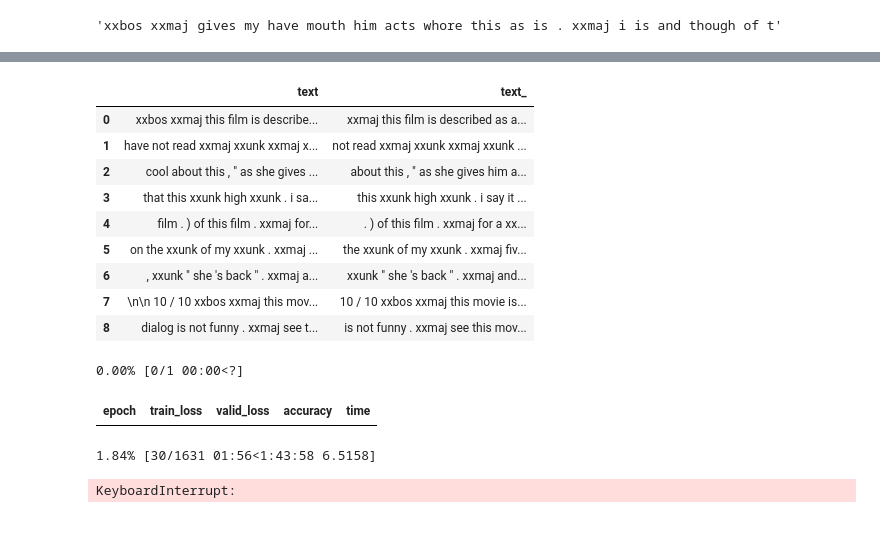
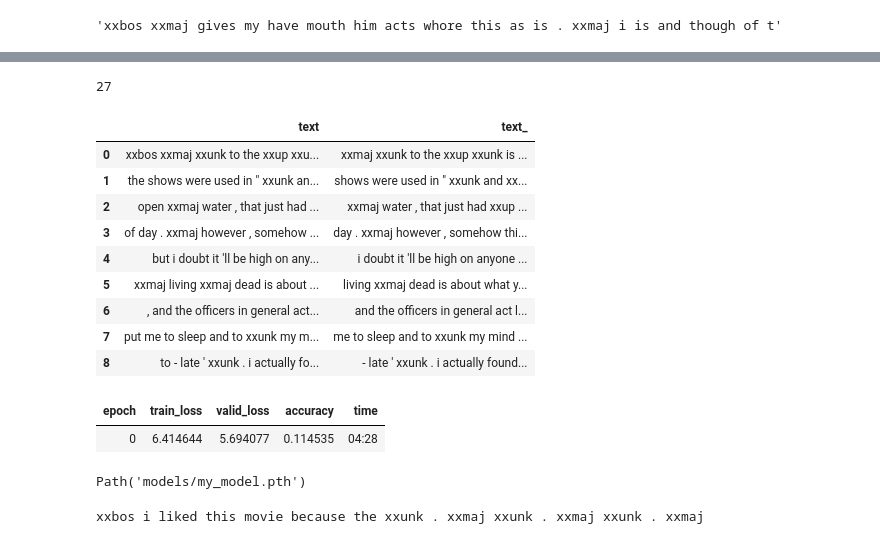
Before and after one commit to chTeut/gnn_project, a Jupyter notebook: FastAI/fastai_custom_tokenizer.ipynb, the cells around one changed output, grey strips where cells are left out. Drawn from its saved outputs; the diff is of its cells as text; code cells hidden in the pictures.

Commit message:
text generation

```diff
--- a/FastAI/fastai_custom_tokenizer.ipynb
+++ b/FastAI/fastai_custom_tokenizer.ipynb
@@ -233,7 +237,8 @@ nums = toks.map(num)
 # %%
-
 tfms = [[tok, num]]
-files = get_text_files(path, folders = ['train', 'test'])
-splits = GrandparentSplitter(valid_name='test')(files)
+files = get_text_files(path, folders = ['train', 'test'])[:1000]
+cut = int(len(files)*0.8)
+splits = [list(range(cut)), list(range(cut,len(files)))]
+#splits = GrandparentSplitter(valid_name='test')(files)
 dsets = Datasets(files, tfms, splits=splits)
-dls = dsets.dataloaders(dl_type=LMDataLoader, before_batch=pad_input)
+dls = dsets.dataloaders(dl_type=LMDataLoader)
@@ -240,22 +270,30 @@ dls = dsets.dataloaders(dl_type=LMDataLoader, before_batch=pad_input)
+# %%
+len(dls[1])
+# %% [output]
+27
 # %%
 dls.show_batch()
 # %% [output]
 |  | text | text_ |
-| 0 | xxbos xxmaj this film is describe... | xxmaj this film is described as a... |
-| 1 | have not read xxmaj xxunk xxmaj x... | not read xxmaj xxunk xxmaj xxunk ... |
-| 2 | cool about this , " as she gives ... | about this , " as she gives him a... |
-| 3 | that this xxunk high xxunk . i sa... | this xxunk high xxunk . i say it ... |
-| 4 | film . ) of this film . xxmaj for... | . ) of this film . xxmaj for a xx... |
-| 5 | on the xxunk of my xxunk . xxmaj ... | the xxunk of my xxunk . xxmaj fiv... |
-| 6 | , xxunk " she 's back " . xxmaj a... | xxunk " she 's back " . xxmaj and... |
-| 7 | \n\n 10 / 10 xxbos xxmaj this mov... | 10 / 10 xxbos xxmaj this movie is... |
-| 8 | dialog is not funny . xxmaj see t... | is not funny . xxmaj see this mov... |
+| 0 | xxbos xxmaj xxunk to the xxup xxu... | xxmaj xxunk to the xxup xxunk is ... |
+| 1 | the shows were used in " xxunk an... | shows were used in " xxunk and xx... |
+| 2 | open xxmaj water , that just had ... | xxmaj water , that just had xxup ... |
+| 3 | of day . xxmaj however , somehow ... | day . xxmaj however , somehow thi... |
+| 4 | but i doubt it 'll be high on any... | i doubt it 'll be high on anyone ... |
+| 5 | xxmaj living xxmaj dead is about ... | living xxmaj dead is about what y... |
+| 6 | , and the officers in general act... | and the officers in general act l... |
+| 7 | put me to sleep and to xxunk my m... | me to sleep and to xxunk my mind ... |
+| 8 | to - late ' xxunk . i actually fo... | - late ' xxunk . i actually found... |
 # %%
 def scaled_dot_product_attention(query, key, value, mask=None):
     dim_k = query.size(-1)
     scores = torch.bmm(query, key.transpose(1, 2)) / np.sqrt(dim_k)
     if mask is not None:
-        scores = scores.masked_fill(mask == 0, float("-inf"))
+        if scores.shape[1] == mask.shape[1]:
+            scores = scores.masked_fill(mask == 0, float("-inf"))
+        else:
+            mask = torch.tril(torch.ones(scores.shape[1], scores.shape[1])).unsqueeze(0)
+            scores = scores.masked_fill(mask == 0, float("-inf"))
     weights = F.softmax(scores, dim=-1)
     return weights.bmm(value)
 
@@ -383,22 +421,52 @@ encoder_classifier = TransformerForSequenceClassification(config)
 # %%
 model = encoder_classifier
 
 model.to(device)
 
 dls.to(device)
 
 learn = Learner(
     dls,
     model,
     loss_func=CrossEntropyLossFlat(),
     metrics=[accuracy]
 )
 
 learn.fit_one_cycle(1, 1e-3)
 
-learn.export('mymodel.pkl')
+#learn.export('mymodel.pkl')
 # %% [output]
-0.00% [0/1 00:00<?]
 | epoch | train_loss | valid_loss | accuracy | time |
+| 0 | 6.414644 | 5.694077 | 0.114535 | 04:28 |
-1.84% [30/1631 01:56<1:43:58 6.5158]
-KeyboardInterrupt:
+# %%
+learn.save('my_model')
+# %% [output]
+Path('models/my_model.pth')
+# %%
+import torch
+
+mytokenizer = Pipeline([tok,num])
+
+# Define a function for text generation
+def generate_text(model, starting_text, max_length=10):
+    token_ids = mytokenizer(starting_text)
+    input_ids = torch.tensor(token_ids).unsqueeze(0)  # Add batch dimension
+    with torch.no_grad():
+        for _ in range(max_length):
+            outputs = model(input_ids)
+            logits = outputs[:, -1, :]  # Get logits for the last token
+            next_token_id = torch.argmax(logits, dim=-1)
+            #print(next_token_id)
+            #token_ids.append(next_token_id.item())
+            token_ids = torch.cat((token_ids, next_token_id),dim=0)
+            input_ids = torch.cat([input_ids, next_token_id.unsqueeze(0)], dim=-1)
+            #print(input_ids)
+            if next_token_id == 'EOS':
+                break
+    return mytokenizer.decode(token_ids)
+
+# Generate text
+generated_text = generate_text(learn.model, "I liked this movie because")
+print(generated_text)
+# %% [output]
+xxbos i liked this movie because the xxunk . xxmaj xxunk . xxmaj xxunk . xxmaj
```
Also changed, not shown: parts of 4 cells of this notebook, 2 other files.
